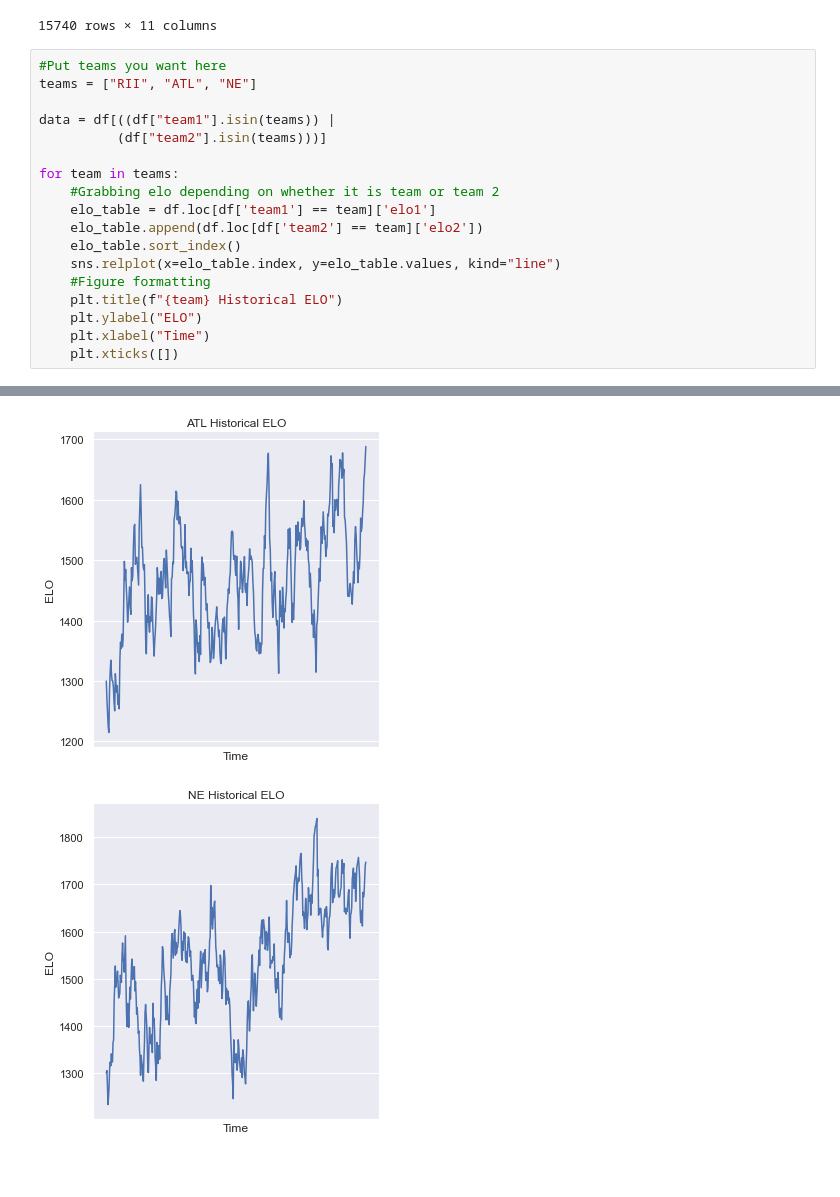
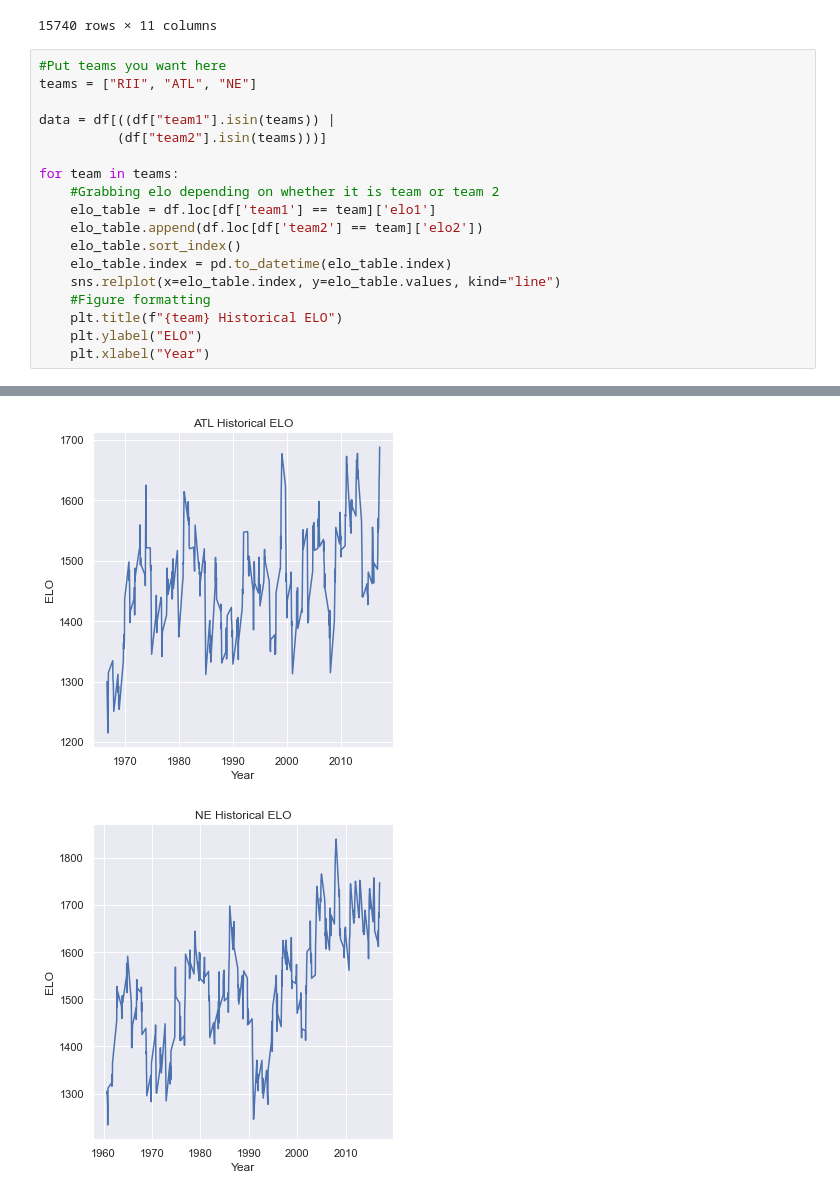
Before and after one commit to mhvu2023/PRL-SP21, a Jupyter notebook: seaborn.ipynb, the cells around one changed output, grey strips where cells are left out. Saved outputs shown, nothing was run; the diff lists cells and outputs as text; blank space fills up the shorter version.

Commit message:
Extended exercise fix
Converted elo table series index to datetime objects to allow Pandas to auto handle x ticks on graph for added visual clarity.

```diff
--- a/seaborn.ipynb
+++ b/seaborn.ipynb
@@ -305,10 +305,10 @@ for team in teams:
     elo_table = df.loc[df['team1'] == team]['elo1']
     elo_table.append(df.loc[df['team2'] == team]['elo2'])
     elo_table.sort_index()
+    elo_table.index = pd.to_datetime(elo_table.index)
     sns.relplot(x=elo_table.index, y=elo_table.values, kind="line")
     #Figure formatting
     plt.title(f"{team} Historical ELO")
     plt.ylabel("ELO")
-    plt.xlabel("Time")
-    plt.xticks([])
+    plt.xlabel("Year")
 # %% [output]
@@ -316,5 +316,5 @@ for team in teams:
-[figure, old version]
+[figure, new version]
-[figure, old version]
+[figure, new version]
 # %% [markdown]
 What we have essentially made is an ELO tracker over time for any given NFL team!
 
```
Also changed, not shown: parts of 2 cells of this notebook.
